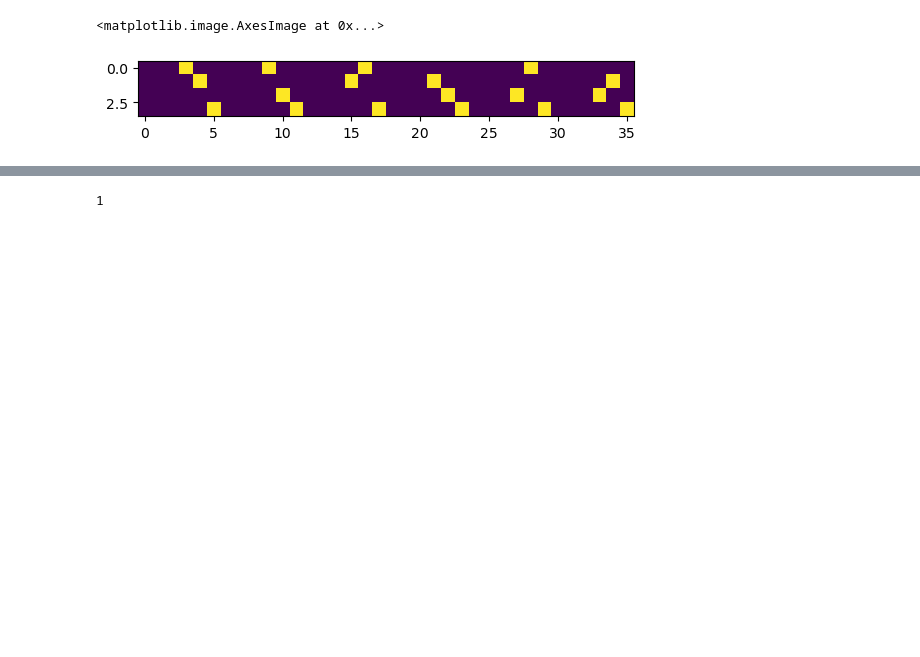
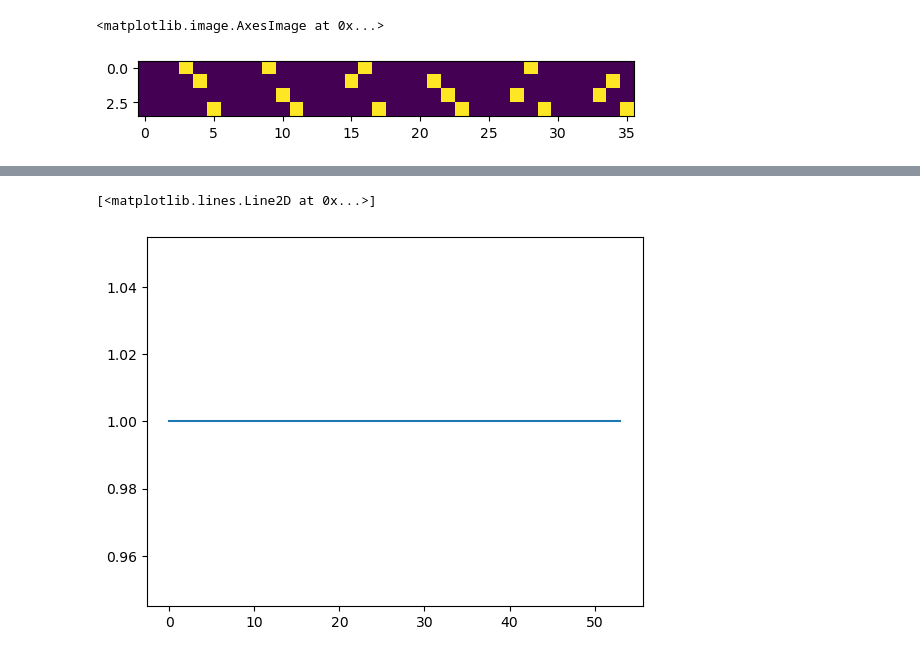
Before and after one commit to kylehkhsu/modular, a Jupyter notebook: 2024_May_13_Funahashi_Explorer.ipynb, the cells around one changed output, grey strips where cells are left out. Drawn from its saved outputs; the diff is of its cells as text; code cells hidden in the pictures; blank space fills up the shorter version.

```diff
--- a/2024_May_13_Funahashi_Explorer.ipynb
+++ b/2024_May_13_Funahashi_Explorer.ipynb
@@ -164,4 +192,5 @@ plt.colorbar()
 # %%
-config['repeats']
+plt.plot(g[-1,:])
 # %% [output]
-1
+[<matplotlib.lines.Line2D at 0x...>]
+[figure, added]
```
Also changed, not shown: parts of 11 cells of this notebook, 6 other files.
